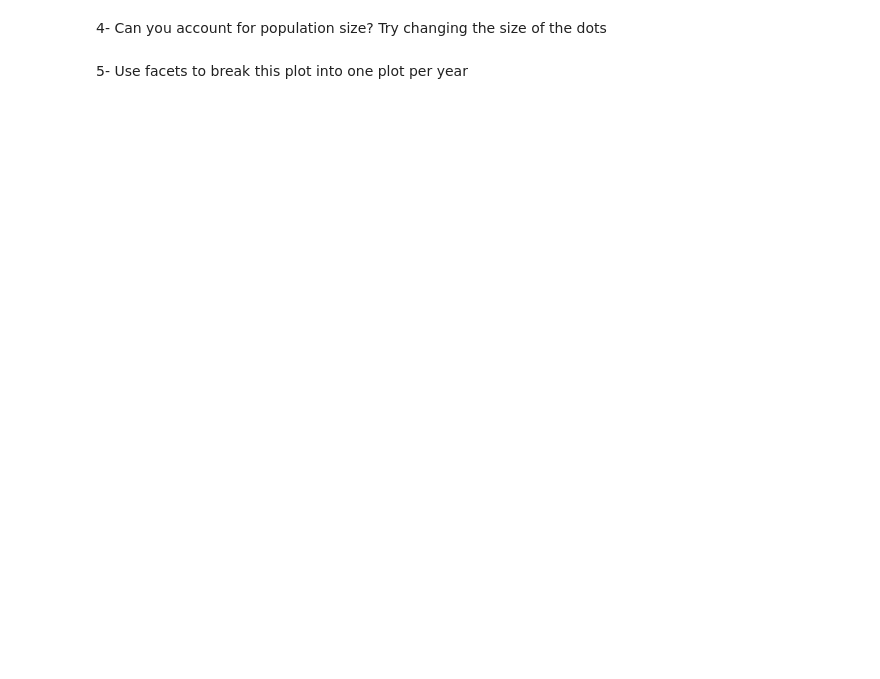
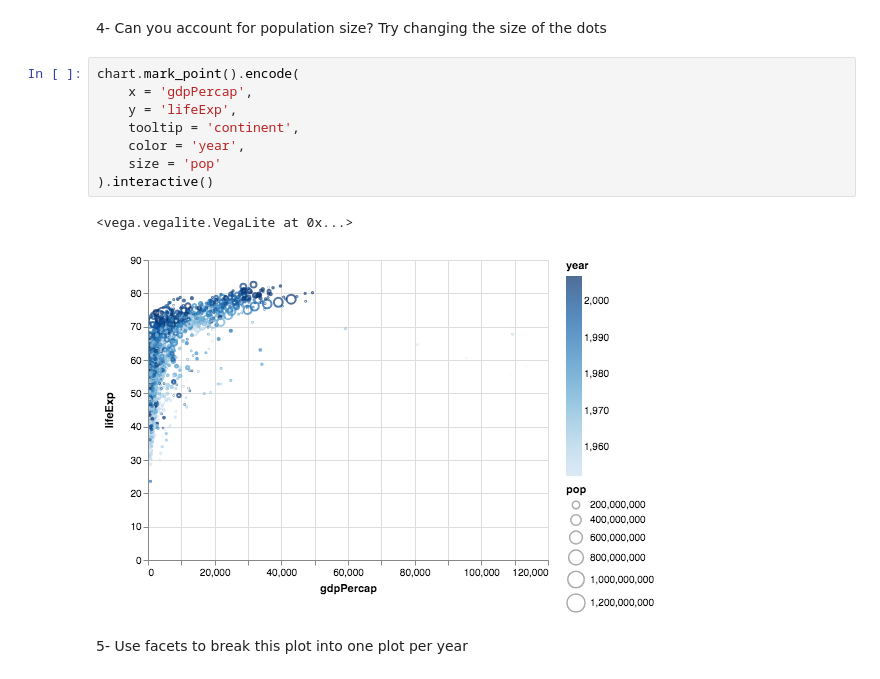
Before and after one commit to hanisaf/python-bootcamp, a Jupyter notebook: 03-information-visualization-altair.ipynb, the cells around one changed output. Cells and saved outputs as stored; diff of their text form; blank space fills up the shorter version.

```diff
--- a/03-information-visualization-altair.ipynb
+++ b/03-information-visualization-altair.ipynb
@@ -19,4 +66,15 @@ RendererRegistry.enable('notebook')
 # %% [markdown]
 4- Can you account for population size? Try changing the size of the dots
+# %%
+chart.mark_point().encode(
+    x = 'gdpPercap',
+    y = 'lifeExp',
+    tooltip = 'continent',
+    color = 'year',
+    size = 'pop'
+).interactive()
+# %% [output]
+<vega.vegalite.VegaLite at 0x...>
+[figure, added]
 # %% [markdown]
 5- Use facets to break this plot into one plot per year
```
Also changed, not shown: parts of 11 cells of this notebook, 2 other files.
